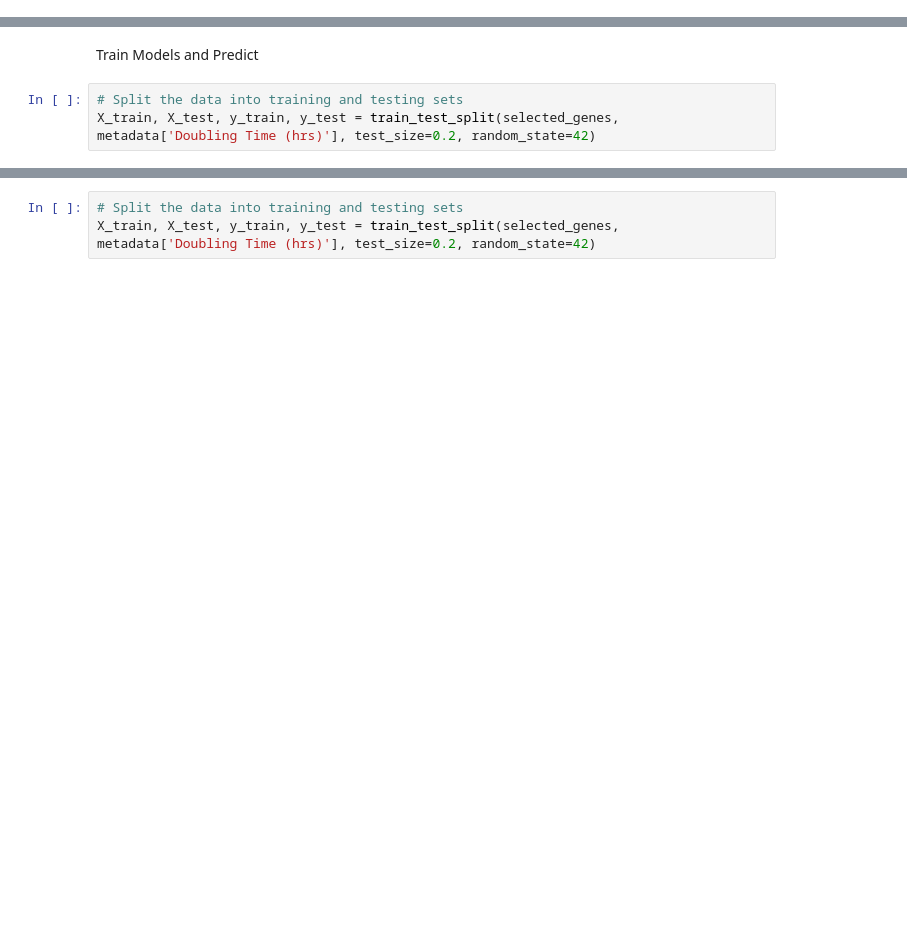
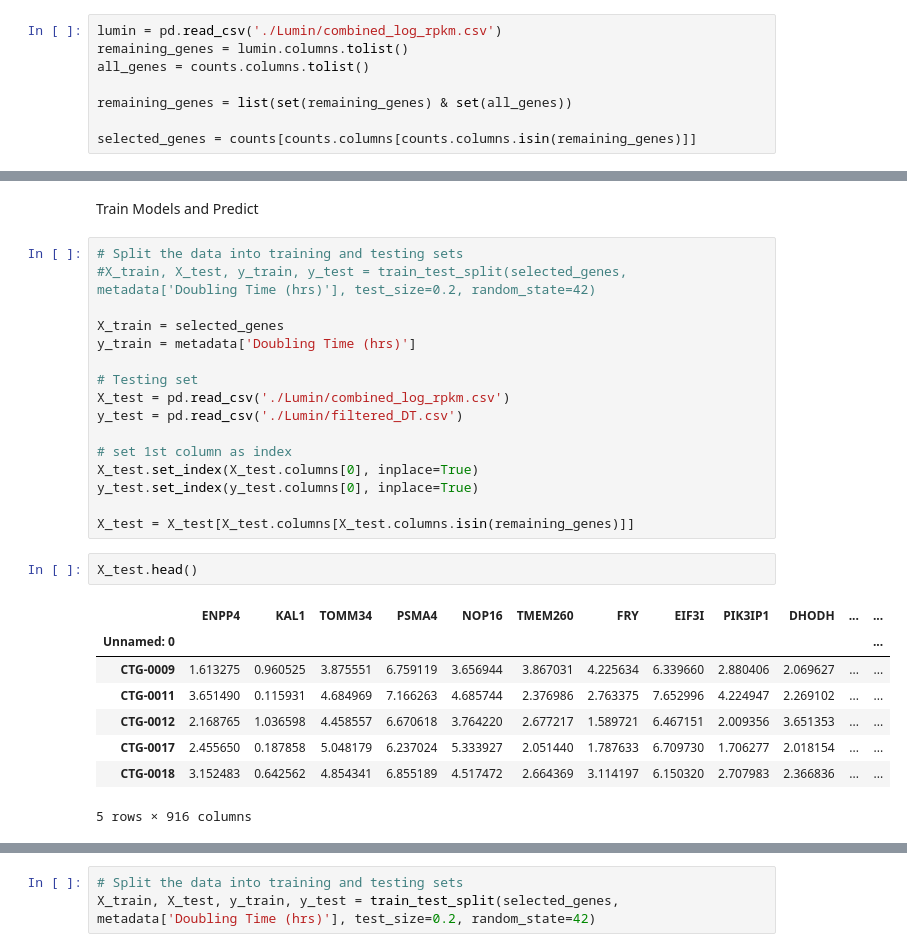
Before and after one commit to Gemini196/BioInformatics_, a Jupyter notebook: project_notebook.ipynb, the cells around one changed output, grey strips where cells are left out. Drawn from its saved outputs; the diff is of its cells as text; blank space fills up the shorter version.

```diff
--- a/project_notebook.ipynb
+++ b/project_notebook.ipynb
@@ -255,0 +210,8 @@ selected_genes.drop(columns=['Patient ID'], inplace=True)
+# %%
+lumin = pd.read_csv('./Lumin/combined_log_rpkm.csv')
+remaining_genes = lumin.columns.tolist()
+all_genes = counts.columns.tolist()
+
+remaining_genes = list(set(remaining_genes) & set(all_genes))
+
+selected_genes = counts[counts.columns[counts.columns.isin(remaining_genes)]]
@@ -270,7 +234,31 @@ selected_genes.head()
 Train Models and Predict
 # %%
 # Split the data into training and testing sets
-X_train, X_test, y_train, y_test = train_test_split(selected_genes, metadata['Doubling Time (hrs)'], test_size=0.2, random_state=42)
+#X_train, X_test, y_train, y_test = train_test_split(selected_genes, metadata['Doubling Time (hrs)'], test_size=0.2, random_state=42)
+
+X_train = selected_genes
+y_train = metadata['Doubling Time (hrs)']
+
+# Testing set
+X_test = pd.read_csv('./Lumin/combined_log_rpkm.csv')
+y_test = pd.read_csv('./Lumin/filtered_DT.csv')
+
+# set 1st column as index
+X_test.set_index(X_test.columns[0], inplace=True)
+y_test.set_index(y_test.columns[0], inplace=True)
+
+X_test = X_test[X_test.columns[X_test.columns.isin(remaining_genes)]]
+# %%
+X_test.head()
+# %% [output]
+|  | ENPP4 | KAL1 | TOMM34 | PSMA4 | NOP16 | TMEM260 | FRY | EIF3I | PIK3IP1 | DHODH | ... | ... |
+| Unnamed: 0 |  |  |  |  |  |  |  |  |  |  |  | ... |
+| CTG-0009 | 1.613275 | 0.960525 | 3.875551 | 6.759119 | 3.656944 | 3.867031 | 4.225634 | 6.339660 | 2.880406 | 2.069627 | ... | ... |
+| CTG-0011 | 3.651490 | 0.115931 | 4.684969 | 7.166263 | 4.685744 | 2.376986 | 2.763375 | 7.652996 | 4.224947 | 2.269102 | ... | ... |
+| CTG-0012 | 2.168765 | 1.036598 | 4.458557 | 6.670618 | 3.764220 | 2.677217 | 1.589721 | 6.467151 | 2.009356 | 3.651353 | ... | ... |
+| CTG-0017 | 2.455650 | 0.187858 | 5.048179 | 6.237024 | 5.333927 | 2.051440 | 1.787633 | 6.709730 | 1.706277 | 2.018154 | ... | ... |
+| CTG-0018 | 3.152483 | 0.642562 | 4.854341 | 6.855189 | 4.517472 | 2.664369 | 3.114197 | 6.150320 | 2.707983 | 2.366836 | ... | ... |
+5 rows × 916 columns
 # %%
 ############## Random Forest ##############
 print("\n--- Random Forest ---\n")
```
Also changed, not shown: parts of 12 cells of this notebook.
